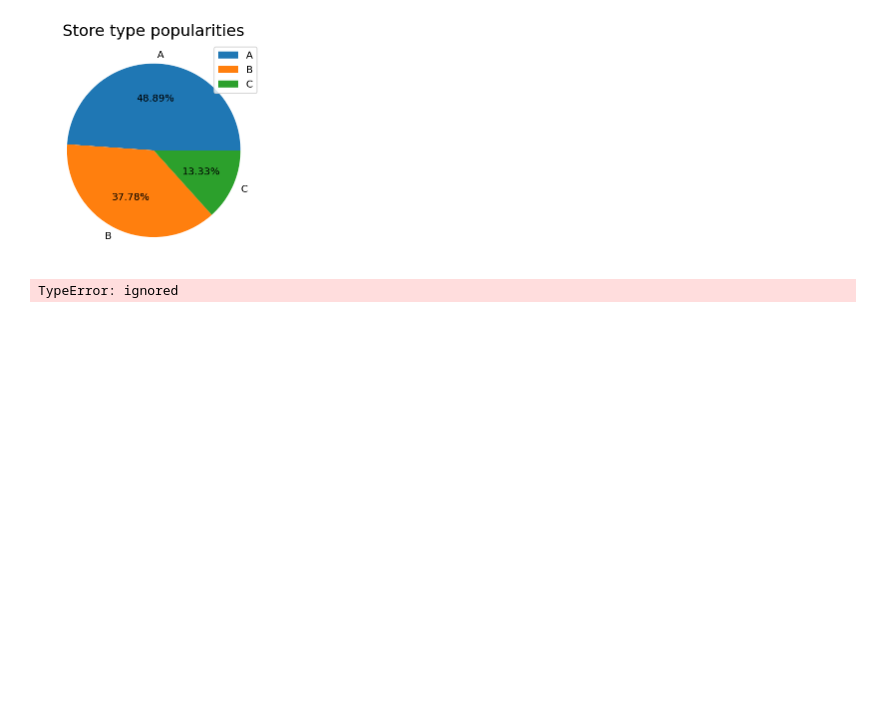
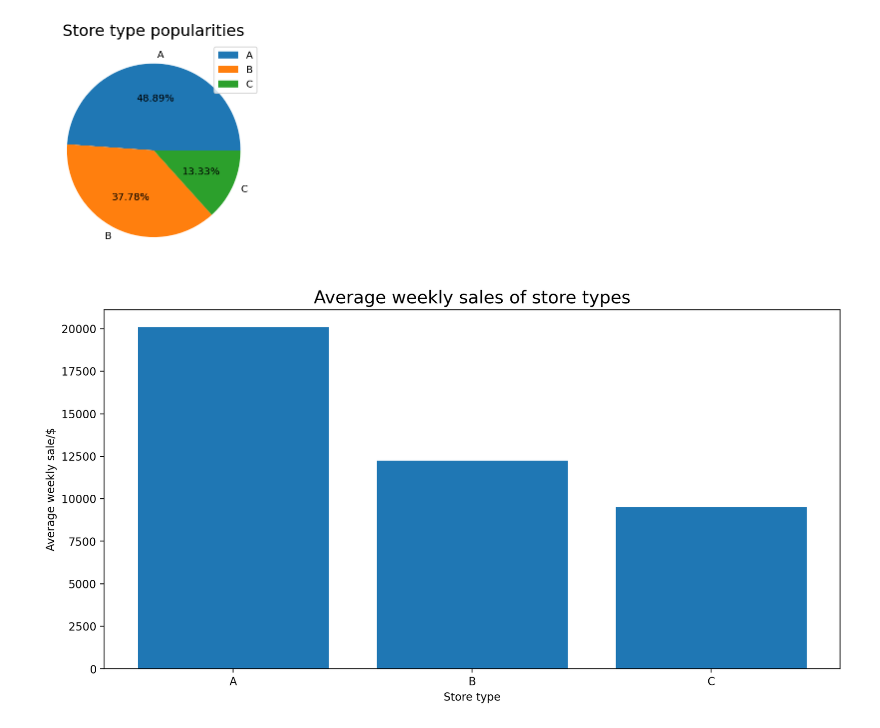
Before and after one commit to sharanyaa31/Training-datasets, a Jupyter notebook: Finalproject.ipynb, the cells around one changed output. Cells and saved outputs as stored; diff of their text form; code cells hidden in the pictures; blank space fills up the shorter version.

```diff
--- a/Finalproject.ipynb
+++ b/Finalproject.ipynb
@@ -109,13 +106,13 @@ plt.show()
 # %% [output]
 [figure]
 # %%
-type_sales =  df.groupby['Type']['Weekly_Sales'].mean().to_dict()
+type_sales =  df.groupby('Type')['Weekly_Sales'].mean().to_dict()
 type_sales = pd.DataFrame(list(type_sales.items()), columns=['Type', 'AVG weekly_sales'])
 plt.figure(figsize=(12,6), dpi=100)
 plt.bar(type_sales.Type, type_sales['AVG weekly_sales'])
 plt.title('Average weekly sales of store types', fontsize=16)
 plt.xlabel('Store type')
 plt.ylabel('Average weekly sale/$')
 plt.show()
 # %% [output]
-TypeError: ignored
+[figure, added]
```
Also changed, not shown: parts of 58 cells of this notebook.
